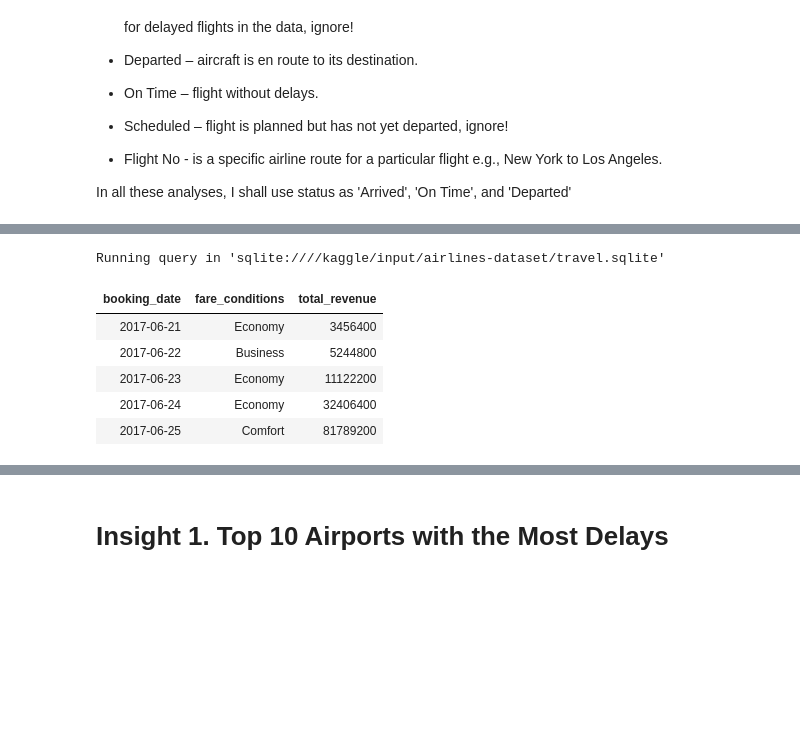
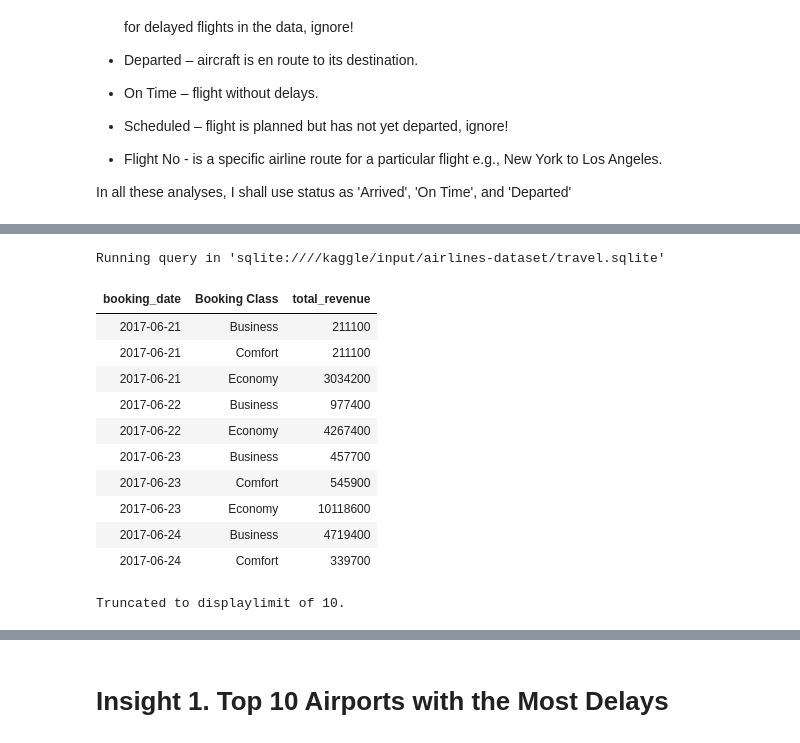
Before and after one commit to Daviedavie100/SQL_Projects, a Jupyter notebook: Airlines_EDA.ipynb, the cells around one changed output, grey strips where cells are left out. Drawn from its saved outputs; the diff is of its cells as text; code cells hidden in the pictures; blank space fills up the shorter version.

```diff
--- a/Airlines_EDA.ipynb
+++ b/Airlines_EDA.ipynb
@@ -397,32 +410,38 @@ fig.show();
 # %%
 %%sql
 -- Total Revenue Collected by Booking Date Across Different Fare Conditions
 SELECT
         DATE(strftime('%Y-%m-%d', datetime(tb.BookingDate))) AS booking_date,
-        tb.fare_conditions,
+        tb.fare_conditions AS "Booking Class",
         SUM(tb.total_amount) AS total_revenue
 FROM (
         SELECT
                 datetime(substr(b.book_date, 1, 19)) AS BookingDate,
                 tf.fare_conditions,
                 b.total_amount
         FROM tickets t
         JOIN bookings b
         ON t.book_ref = b.book_ref
         JOIN ticket_flights tf
         ON t.ticket_no = tf.ticket_no
 ) AS tb
 WHERE tb.fare_conditions IN ('Comfort', 'Economy', 'Business')
-GROUP BY booking_date
-LIMIT 5;
+GROUP BY booking_date, "Booking Class"
+LIMIT 10;
 # %% [output]
 Running query in 'sqlite:////kaggle/input/airlines-dataset/travel.sqlite'
-| booking_date | fare_conditions | total_revenue |
-| 2017-06-21 | Economy | 3456400 |
-| 2017-06-22 | Business | 5244800 |
-| 2017-06-23 | Economy | 11122200 |
-| 2017-06-24 | Economy | 32406400 |
-| 2017-06-25 | Comfort | 81789200 |
+| booking_date | Booking Class | total_revenue |
+| 2017-06-21 | Business | 211100 |
+| 2017-06-21 | Comfort | 211100 |
+| 2017-06-21 | Economy | 3034200 |
+| 2017-06-22 | Business | 977400 |
+| 2017-06-22 | Economy | 4267400 |
+| 2017-06-23 | Business | 457700 |
+| 2017-06-23 | Comfort | 545900 |
+| 2017-06-23 | Economy | 10118600 |
+| 2017-06-24 | Business | 4719400 |
+| 2017-06-24 | Comfort | 339700 |
+Truncated to displaylimit of 10.
 # %%
 query="""
 SELECT
```
Also changed, not shown: parts of 12 cells of this notebook.
